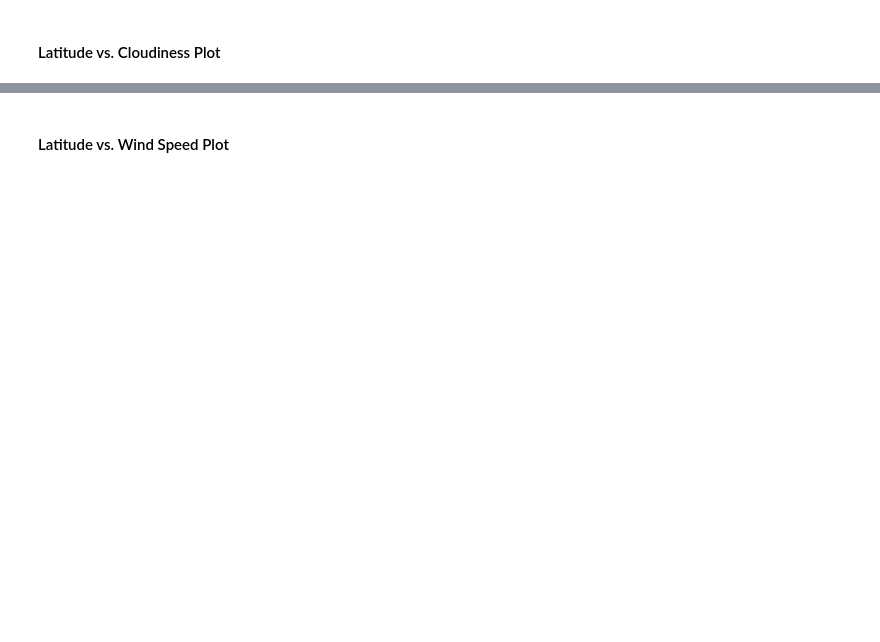
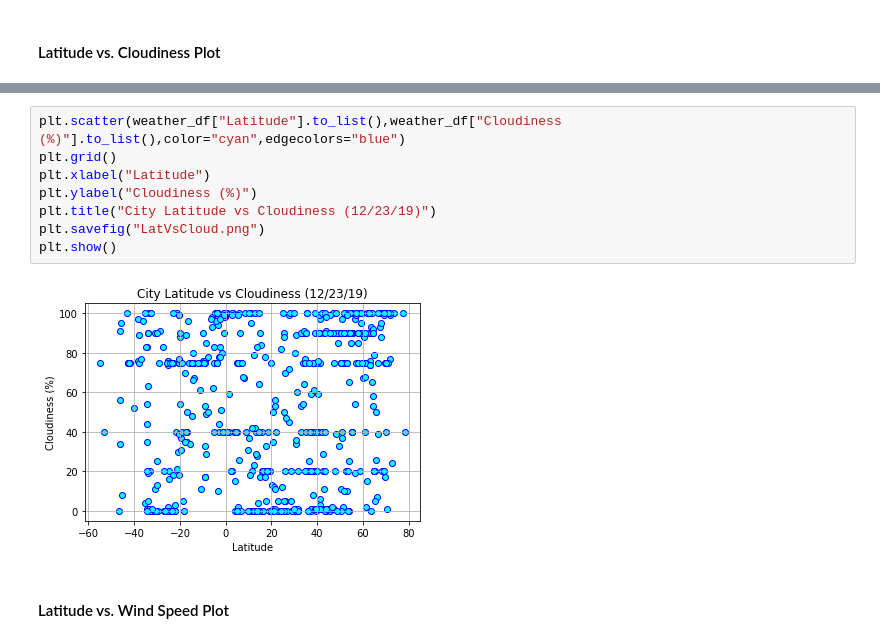
Before and after one commit to dagneycooke/api_homework, a Jupyter notebook: starter_code/WeatherPy.ipynb, the cells around one changed output, grey strips where cells are left out. Cells and saved outputs as stored; diff of their text form; blank space fills up the shorter version.

```diff
--- a/starter_code/WeatherPy.ipynb
+++ b/starter_code/WeatherPy.ipynb
@@ -208,2 +199,12 @@ dtype: int64
+# %%
+plt.scatter(weather_df["Latitude"].to_list(),weather_df["Cloudiness (%)"].to_list(),color="cyan",edgecolors="blue")
+plt.grid()
+plt.xlabel("Latitude")
+plt.ylabel("Cloudiness (%)")
+plt.title("City Latitude vs Cloudiness (12/23/19)")
+plt.savefig("LatVsCloud.png")
+plt.show()
+# %% [output]
+[figure, added]
 # %% [markdown]
 #### Latitude vs. Wind Speed Plot
```
Also changed, not shown: parts of 16 cells of this notebook, 4 other files.
